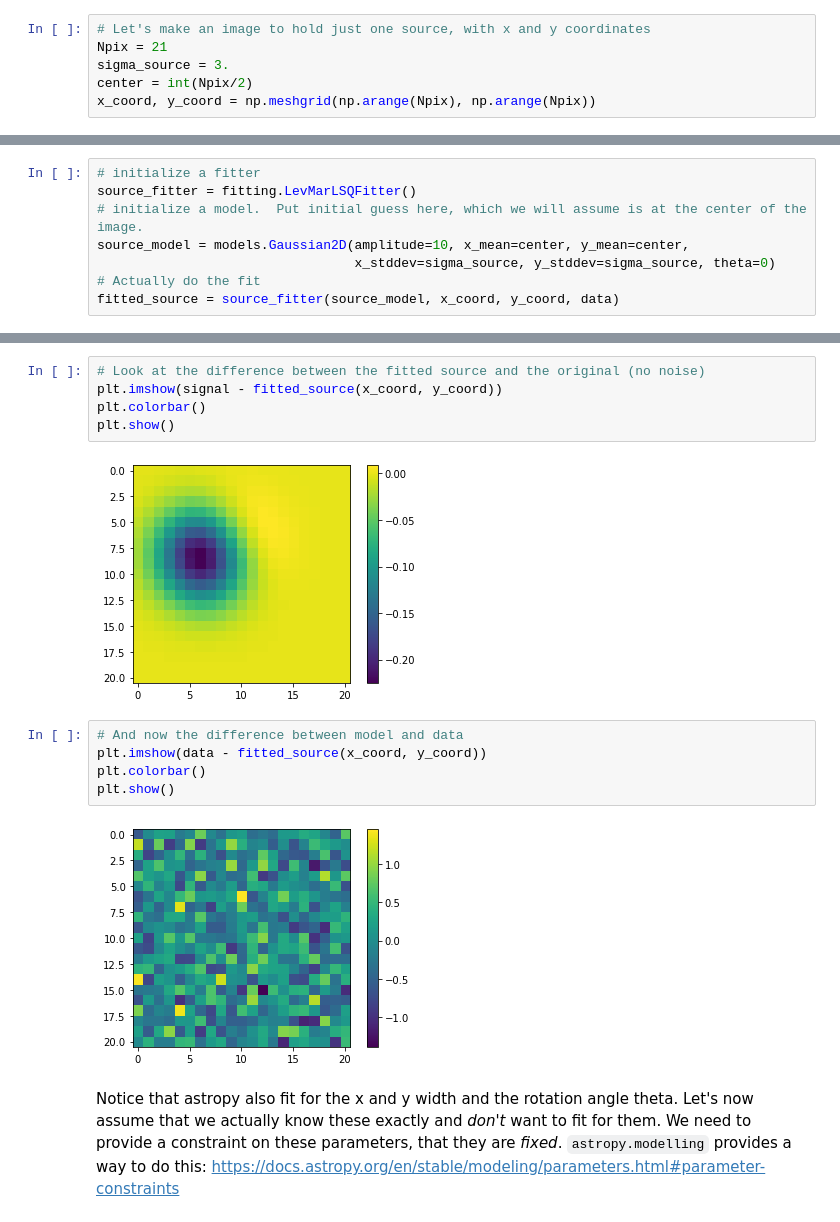
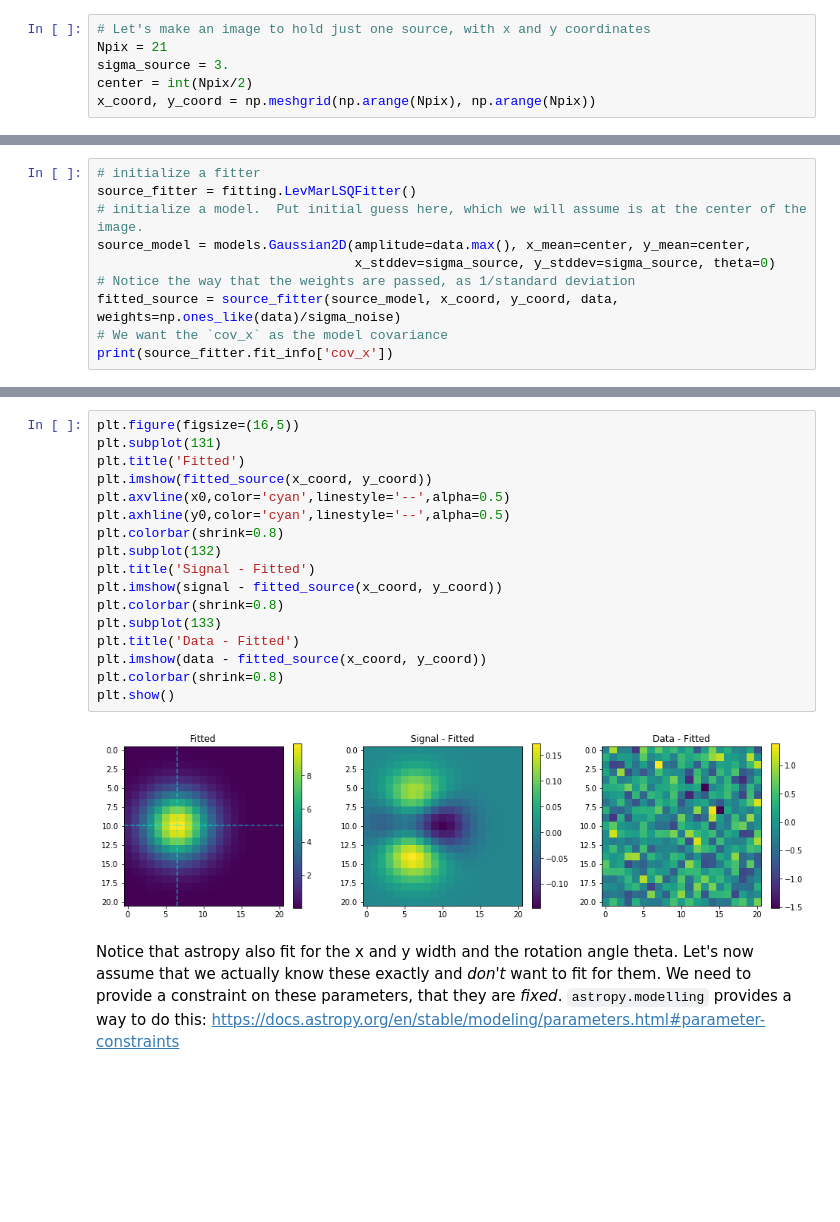
Before and after one commit to jaguirre/ASTR250CourseMaterial, a Jupyter notebook: FittingSources.ipynb, the cells around one changed output, grey strips where cells are left out. Cells and saved outputs as stored; diff of their text form; blank space fills up the shorter version.

```diff
--- a/FittingSources.ipynb
+++ b/FittingSources.ipynb
@@ -53,7 +57,9 @@ plt.imshow(data)
 # initialize a fitter
 source_fitter = fitting.LevMarLSQFitter()
 # initialize a model.  Put initial guess here, which we will assume is at the center of the image.
-source_model = models.Gaussian2D(amplitude=10, x_mean=center, y_mean=center,
+source_model = models.Gaussian2D(amplitude=data.max(), x_mean=center, y_mean=center,
                                  x_stddev=sigma_source, y_stddev=sigma_source, theta=0)
-# Actually do the fit
-fitted_source = source_fitter(source_model, x_coord, y_coord, data)
+# Notice the way that the weights are passed, as 1/standard deviation
+fitted_source = source_fitter(source_model, x_coord, y_coord, data, weights=np.ones_like(data)/sigma_noise)
+# We want the `cov_x` as the model covariance
+print(source_fitter.fit_info['cov_x'])
@@ -71,16 +98,21 @@ plt.show()
-# %%
-# Look at the difference between the fitted source and the original (no noise)
-plt.imshow(signal - fitted_source(x_coord, y_coord))
-plt.colorbar()
-plt.show()
-# %% [output]
-[figure, removed]
-# %%
-# And now the difference between model and data
-plt.imshow(data - fitted_source(x_coord, y_coord))
-plt.colorbar()
-plt.show()
-# %% [output]
-[figure, removed]
+# %%
+plt.figure(figsize=(16,5))
+plt.subplot(131)
+plt.title('Fitted')
+plt.imshow(fitted_source(x_coord, y_coord))
+plt.axvline(x0,color='cyan',linestyle='--',alpha=0.5)
+plt.axhline(y0,color='cyan',linestyle='--',alpha=0.5)
+plt.colorbar(shrink=0.8)
+plt.subplot(132)
+plt.title('Signal - Fitted')
+plt.imshow(signal - fitted_source(x_coord, y_coord))
+plt.colorbar(shrink=0.8)
+plt.subplot(133)
+plt.title('Data - Fitted')
+plt.imshow(data - fitted_source(x_coord, y_coord))
+plt.colorbar(shrink=0.8)
+plt.show()
+# %% [output]
+[figure, added]
 # %% [markdown]
 Notice that astropy also fit for the x and y width and the rotation angle theta.  Let's now assume that we actually know these exactly and *don't* want to fit for them.  We need to provide a constraint on these parameters, that they are *fixed*.  `astropy.modelling` provides a way to do this: https://docs.astropy.org/en/stable/modeling/parameters.html#parameter-constraints
```
Also changed, not shown: parts of 20 cells of this notebook.
